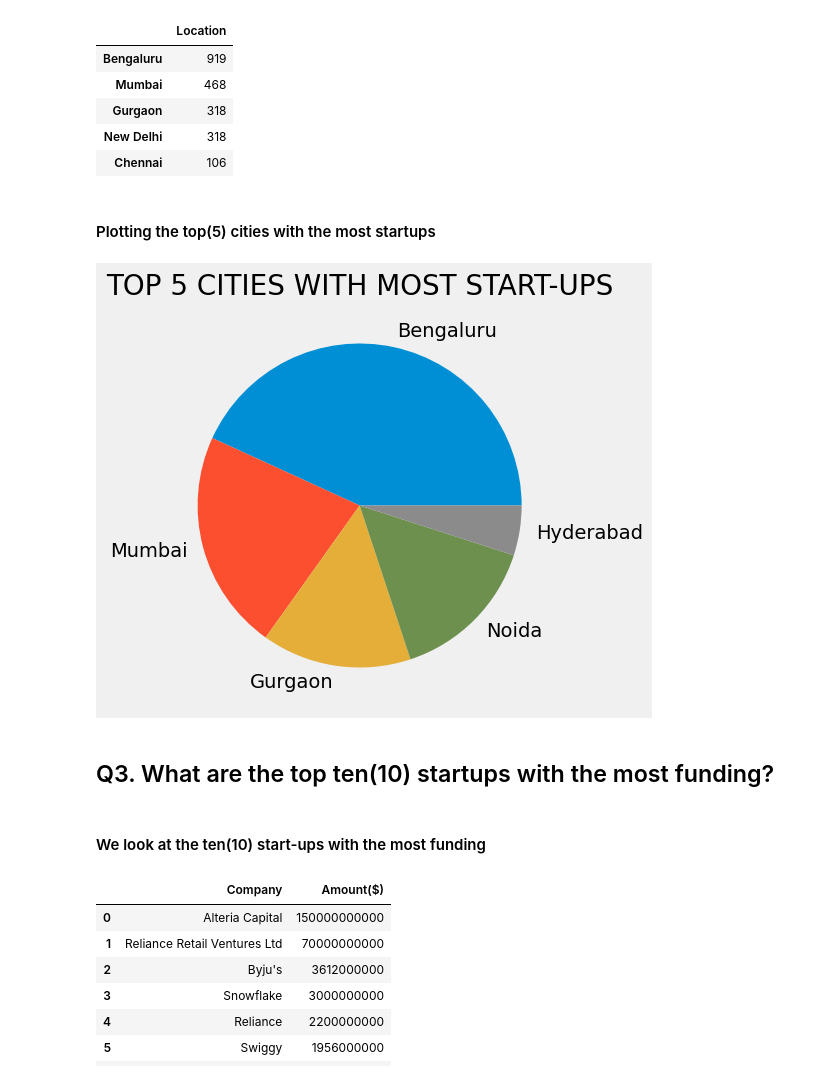
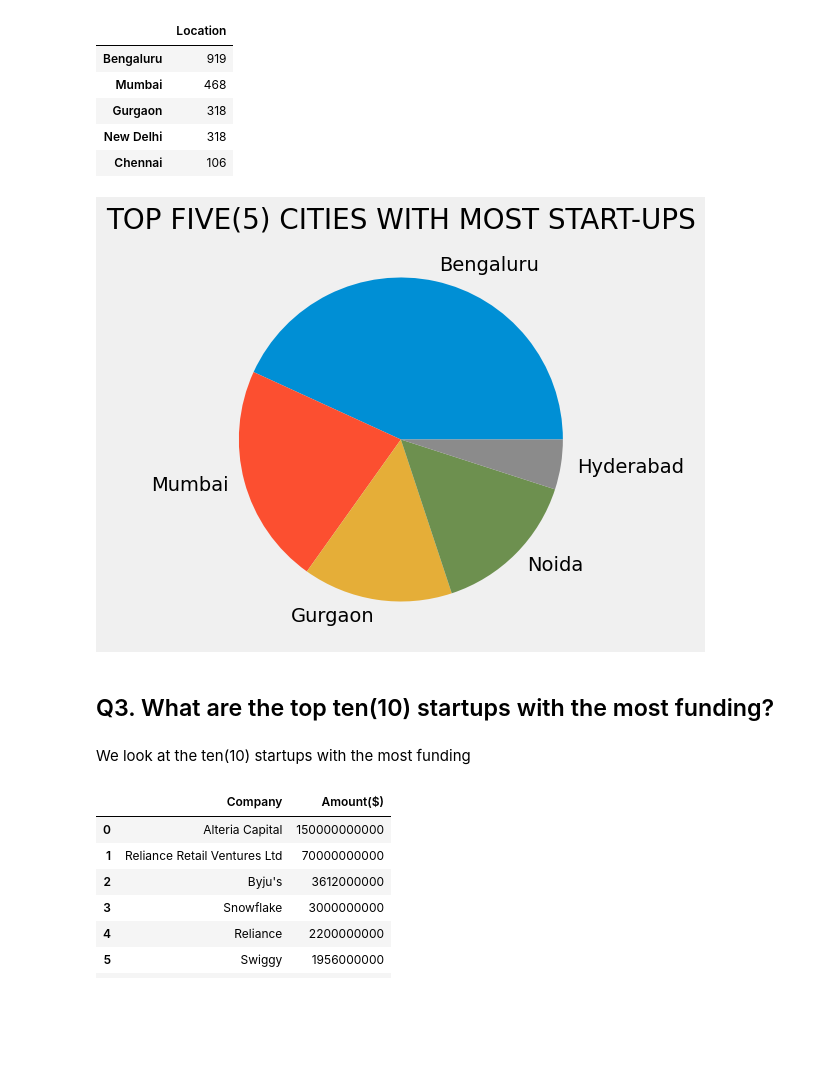
Before and after one commit to elvis-darko/Training-and-Apprenticeship-Portfolio-Projects, a Jupyter notebook: INDIAN-STARTUP-ECOSYSTEM-FUNDING/INDIAN START-UP ECOSYSTEM FUNDING - EXPLORATORY DATA ANALYSIS.ipynb, the cells around one changed output. Drawn from its saved outputs; the diff is of its cells as text; code cells hidden in the pictures; blank space fills up the shorter version.

```diff
--- a/INDIAN-STARTUP-ECOSYSTEM-FUNDING/INDIAN START-UP ECOSYSTEM FUNDING - EXPLORATORY DATA ANALYSIS.ipynb
+++ b/INDIAN-STARTUP-ECOSYSTEM-FUNDING/INDIAN START-UP ECOSYSTEM FUNDING - EXPLORATORY DATA ANALYSIS.ipynb
@@ -2154,21 +2098,20 @@ top_five_cities
 | Gurgaon | 318 |
 | New Delhi | 318 |
 | Chennai | 106 |
-# %% [markdown]
-#### Plotting the top(5) cities with the most startups
 # %%
 top_5_cities = df["Location"].value_counts().head()
 
 plt.figure(figsize=(10, 5))
 plt.pie(top_5_cities, labels=df["Location"].head(), data=df["Location"].value_counts())
-plt.title("TOP 5 CITIES WITH MOST START-UPS", fontsize=20)
+plt.title("TOP FIVE(5) CITIES WITH MOST START-UPS", fontsize=20)
+plt.savefig('top5cities_moststartups.png',dpi=300)
 plt.show()
 # %% [output]
-[figure, old version]
+[figure, new version]
 # %% [markdown]
 ## Q3. What are the top ten(10) startups with the most funding?
 # %% [markdown]
-#### We look at the ten(10) start-ups with the most funding
+We look at the ten(10) startups with the most funding
 # %%
 top_startups = indian_startup_funding.groupby("Company")["Amount($)"].sum()
 top_startups = top_startups.sort_values(ascending=False).reset_index()
```
Also changed, not shown: parts of 42 cells of this notebook.
